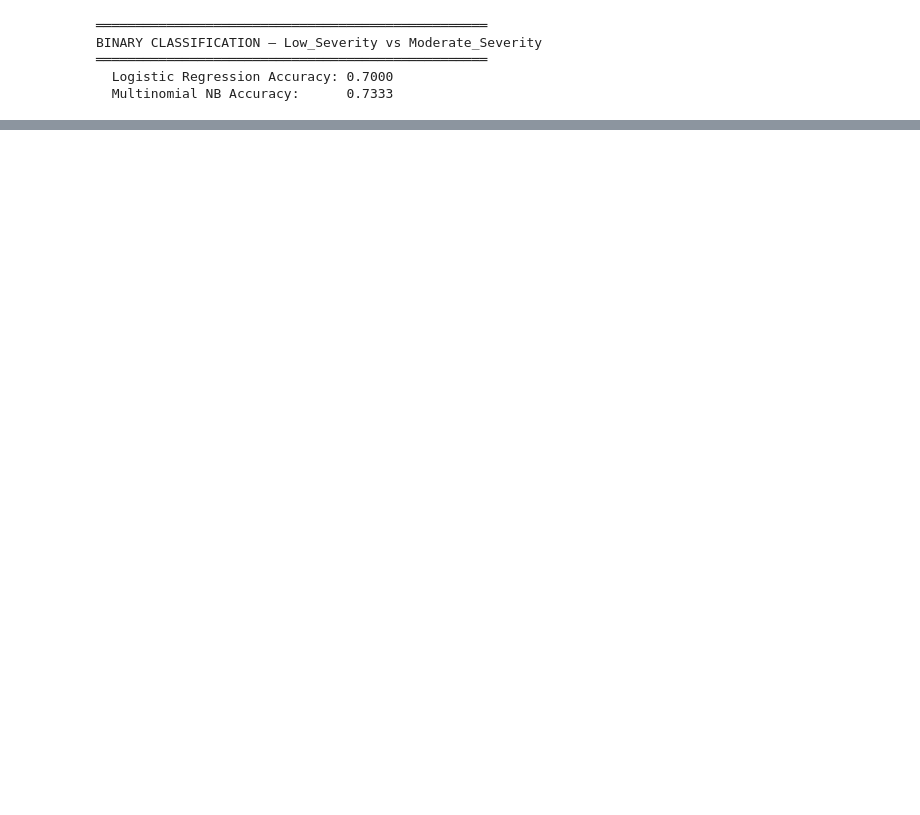
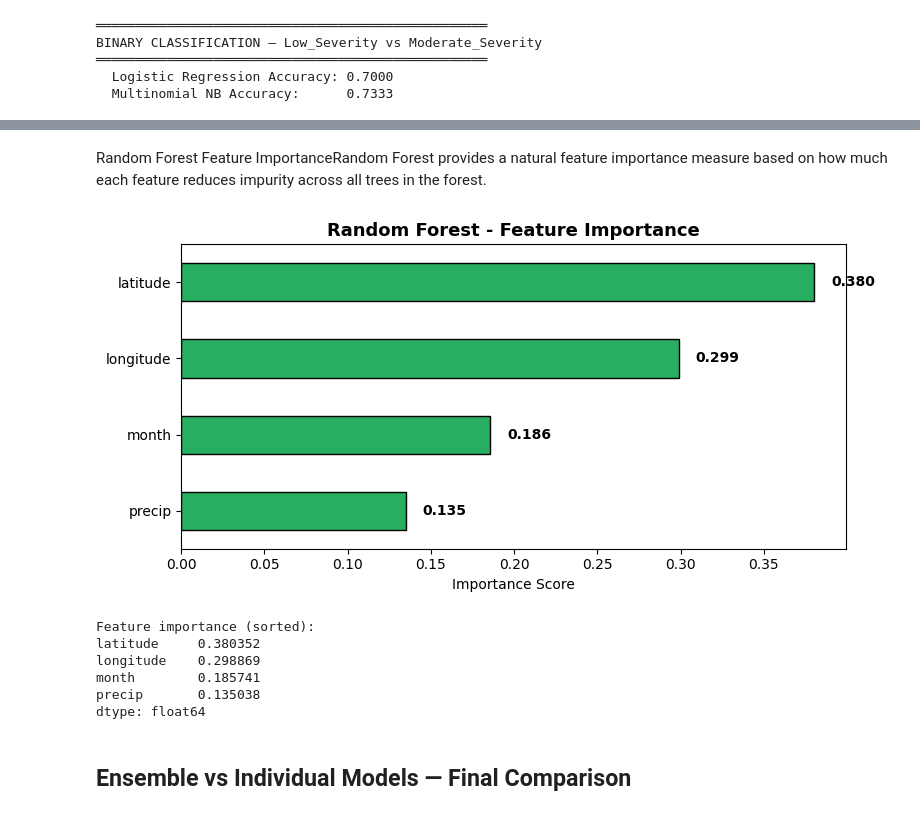
Before and after one commit to Vinay-15/NASA_ESONET_Climate_Analysis, a Jupyter notebook: NASA_climate_analysis.ipynb, the cells around one changed output, grey strips where cells are left out. Drawn from its saved outputs; the diff is of its cells as text; code cells hidden in the pictures; blank space fills up the shorter version.

```diff
--- a/NASA_climate_analysis.ipynb
+++ b/NASA_climate_analysis.ipynb
@@ -1291,0 +1394,7 @@ print(f"\n★ Best Model: {best['Model']}  —  Accuracy: {best['Accuracy']:.4f}
+# %%
+# Pick the best cost for each kernel
+best_per_kernel = svm_results_df.loc[
+    svm_results_df.groupby("Kernel")["Accuracy"].idxmax()].reset_index(drop=True)
+
+print("Best cost per kernel:")
+print(best_per_kernel.to_string(index=False))
@@ -1291,0 +1656,29 @@ print(f"\n★ Best Model: {best['Model']}  —  Accuracy: {best['Accuracy']:.4f}
+# %% [markdown]
+Random Forest Feature ImportanceRandom Forest provides a natural feature importance measure based on how much each feature reduces impurity across all trees in the forest.
+# %%
+importances = pd.Series(rf.feature_importances_,
+                        index=X_train.columns).sort_values()
+
+fig, ax = plt.subplots(figsize=(8, 4))
+importances.plot.barh(color="#27ae60", edgecolor="black", ax=ax)
+ax.set_title("Random Forest - Feature Importance",
+             fontsize=13, fontweight="bold")
+ax.set_xlabel("Importance Score")
+for i, v in enumerate(importances.values):
+    ax.text(v + 0.01, i, f"{v:.3f}", va="center", fontweight="bold")
+plt.tight_layout()
+plt.savefig("images/ensemble_feature_importance.png", dpi=120, bbox_inches="tight")
+plt.show()
+
+print("Feature importance (sorted):")
+print(importances.sort_values(ascending=False))
+# %% [output]
+[figure, added]
+Feature importance (sorted):
+latitude     0.380352
+longitude    0.298869
+month        0.185741
+precip       0.135038
+dtype: float64
+# %% [markdown]
+## Ensemble vs Individual Models — Final Comparison
```
Also changed, not shown: parts of 73 cells of this notebook, 14 other files.
